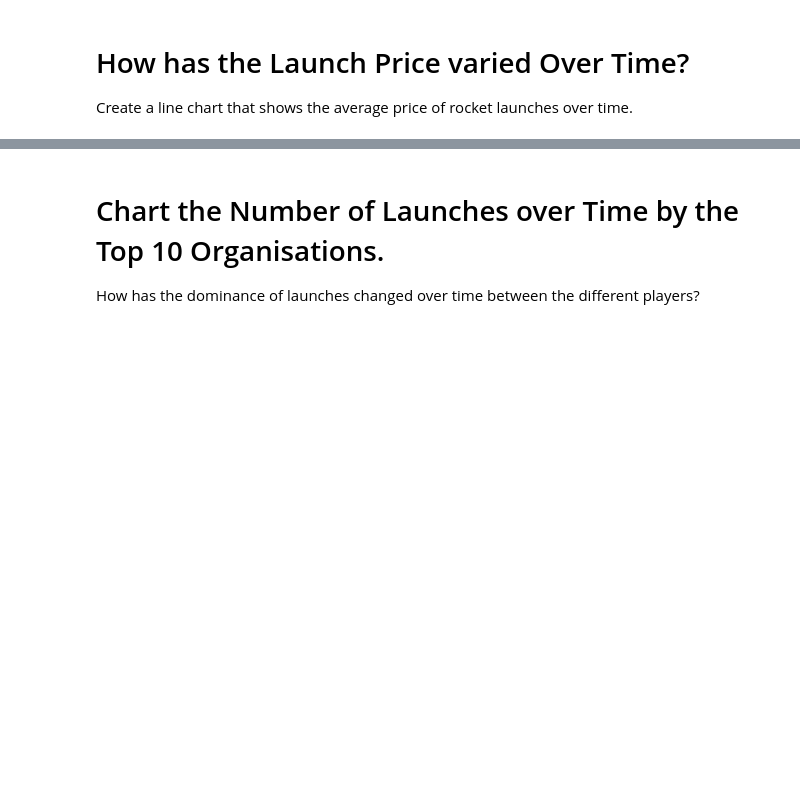
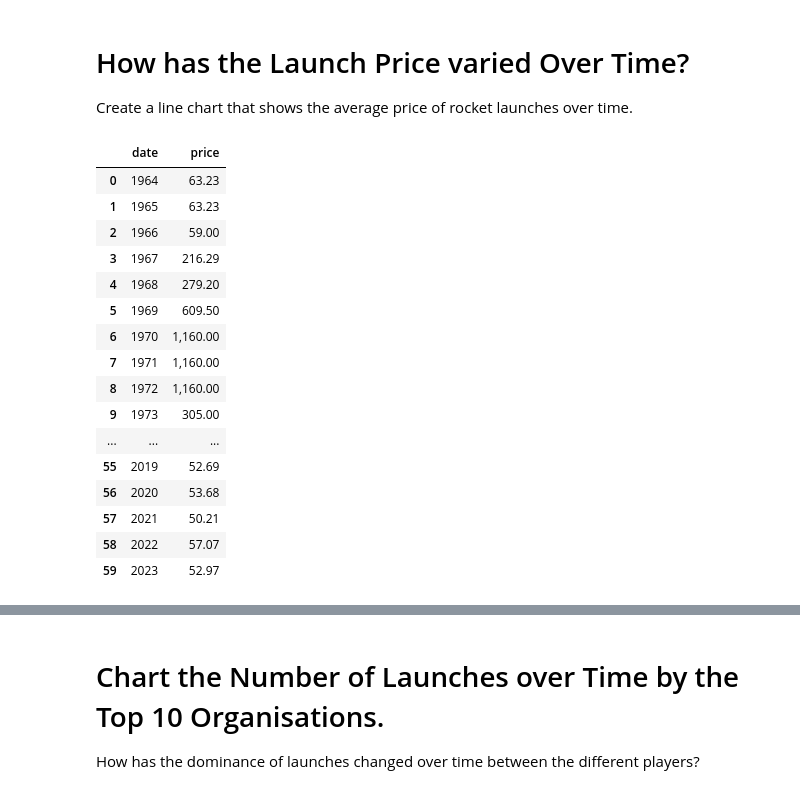
Before and after one commit to johnpapwinter/space-race-data-analysis, a Jupyter notebook: Space_Missions_Analysis.ipynb, the cells around one changed output, grey strips where cells are left out. Drawn from its saved outputs; the diff is of its cells as text; code cells hidden in the pictures; blank space fills up the shorter version.

```diff
--- a/Space_Missions_Analysis.ipynb
+++ b/Space_Missions_Analysis.ipynb
@@ -663,0 +670,20 @@ Create a line chart that shows the average price of rocket launches over time.
+# %%
+average_price_per_year
+# %% [output]
+|  | date | price |
+| 0 | 1964 | 63.23 |
+| 1 | 1965 | 63.23 |
+| 2 | 1966 | 59.00 |
+| 3 | 1967 | 216.29 |
+| 4 | 1968 | 279.20 |
+| 5 | 1969 | 609.50 |
+| 6 | 1970 | 1,160.00 |
+| 7 | 1971 | 1,160.00 |
+| 8 | 1972 | 1,160.00 |
+| 9 | 1973 | 305.00 |
+| ... | ... | ... |
+| 55 | 2019 | 52.69 |
+| 56 | 2020 | 53.68 |
+| 57 | 2021 | 50.21 |
+| 58 | 2022 | 57.07 |
+| 59 | 2023 | 52.97 |
```
Also changed, not shown: parts of 3 cells of this notebook.
